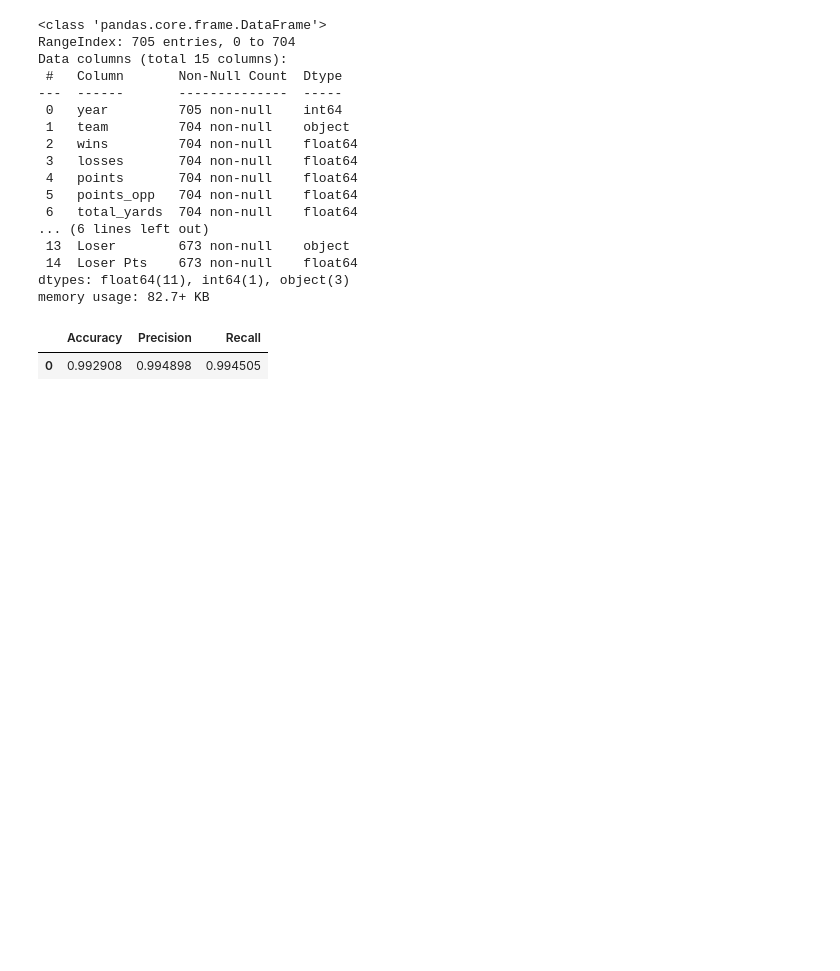
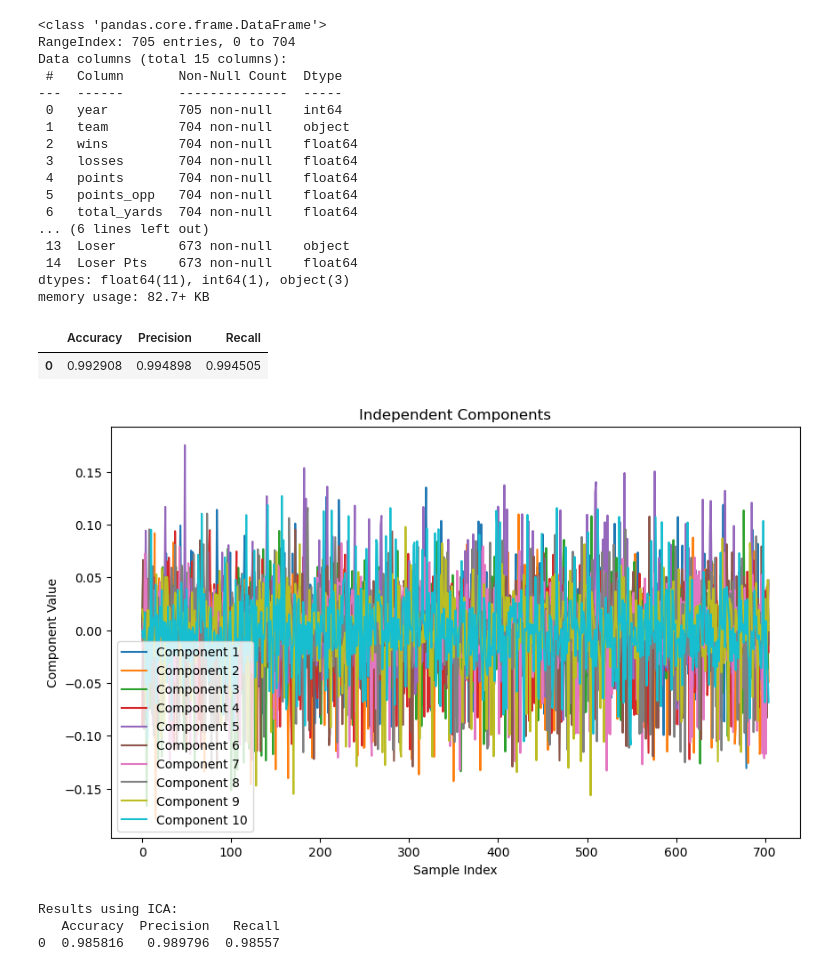
Before and after one commit to tuckerbrown5/AI-Final, a Jupyter notebook: AI_Final_Project.ipynb, the cells around one changed output. Cells and saved outputs as stored; diff of their text form; code cells hidden in the pictures; blank space fills up the shorter version.

```diff
--- a/AI_Final_Project.ipynb
+++ b/AI_Final_Project.ipynb
@@ -170,3 +190,46 @@ result
 # %% [output]
 |  | Accuracy | Precision | Recall |
 | 0 | 0.992908 | 0.994898 | 0.994505 |
+# %%
+from sklearn.decomposition import FastICA
+import matplotlib.pyplot as plt
+import numpy as np
+
+# Apply ICA
+ica = FastICA(n_components=10, random_state=42)  # Adjust n_components as needed
+X_ica = ica.fit_transform(X)  # Transform the data to independent components
+
+# Visualize the ICA components (optional)
+plt.figure(figsize=(10, 6))
+for i in range(10):  # Visualize first 10 components
+    plt.plot(X_ica[:, i], label=f'Component {i+1}')
+plt.title('Independent Components')
+plt.xlabel('Sample Index')
+plt.ylabel('Component Value')
+plt.legend()
+plt.show()
+
+# Continue with classification using ICA-transformed data
+X_train_ica, X_test_ica, y_train_ica, y_test_ica = train_test_split(
+    X_ica, y, test_size=0.2, random_state=306, shuffle=True
+)
+
+predictor.fit(X_train_ica, y_train_ica)
+prediction_ica = predictor.predict(X_test_ica)
+
+# Evaluate performance with ICA-transformed data
+results_ica_dict = {'Accuracy': 0, 'Precision': 0, 'Recall': 0}
+accuracy_ica = accuracy_score(y_test_ica, prediction_ica)
+precision_ica = precision_score(y_test_ica, prediction_ica, average='macro')
+recall_ica = recall_score(y_test_ica, prediction_ica, average='macro')
+
+results_ica_dict.update({'Accuracy': accuracy_ica, 'Precision': precision_ica, 'Recall': recall_ica})
+result_ica = pd.DataFrame([results_ica_dict])
+
+print("Results using ICA:")
+print(result_ica)
+# %% [output]
+[figure, added]
+Results using ICA:
+   Accuracy  Precision   Recall
+0  0.985816   0.989796  0.98557
```
Also changed, not shown: parts of 6 cells of this notebook.
